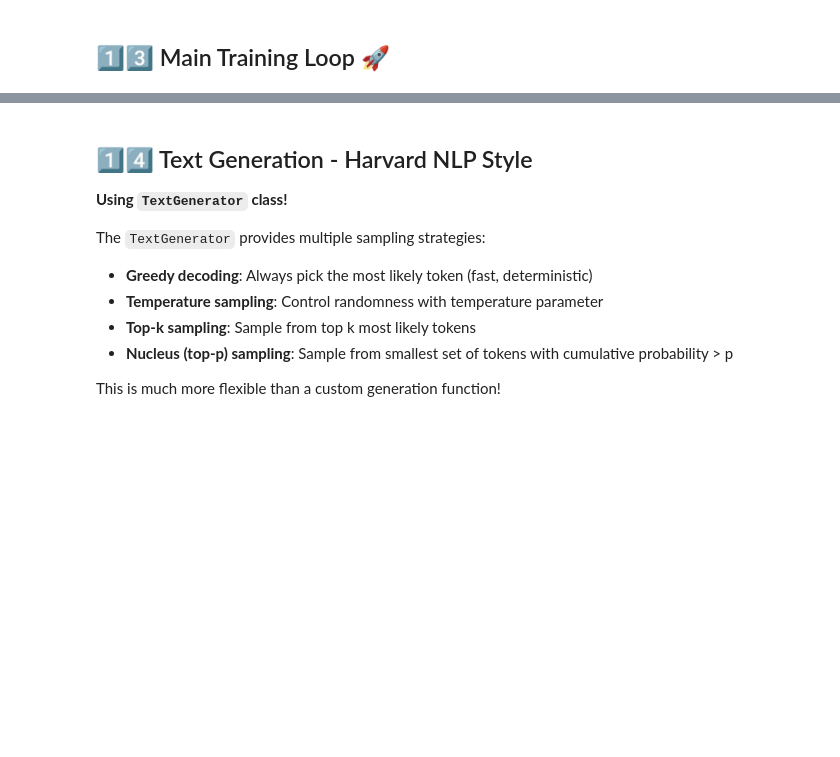
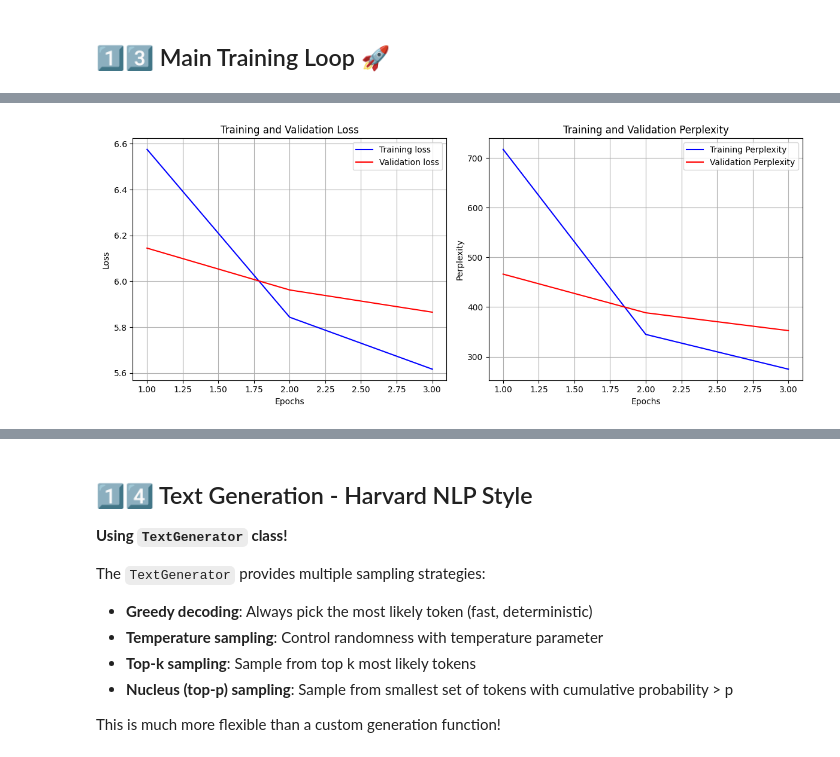
Before and after one commit to mohamedAtoui/LLM-Journey, a Jupyter notebook: notebooks/train_mha_colab.ipynb, the cells around one changed output, grey strips where cells are left out. Drawn from its saved outputs; the diff is of its cells as text; code cells hidden in the pictures; blank space fills up the shorter version.

Commit message:
update training + architecture.md

```diff
--- a/notebooks/train_mha_colab.ipynb
+++ b/notebooks/train_mha_colab.ipynb
@@ -169,7 +227,7 @@ print("Loading pre-processed WikiText-2 dataset...")
 print("(Make sure you've uploaded data_processed.zip and extracted it!)\n")
 
 # Path to your pre-processed data
-DATA_PATH = './data/wikitext2_processed'
+DATA_PATH = '/content/wikitext2_processed'
 
 try:
     # Load from disk
@@ -551,0 +630,32 @@ print(f"Final Val PPL: {history['val_ppl'][-1]:.2f}")
+# %%
+import matplotlib.pyplot as plt
+
+# Plotting the training history
+epochs = range(1, len(history['train_loss']) + 1)
+
+plt.figure(figsize=(12, 5))
+
+# Plot Loss
+plt.subplot(1, 2, 1)
+plt.plot(epochs, history['train_loss'], 'b', label='Training loss')
+plt.plot(epochs, history['val_loss'], 'r', label='Validation loss')
+plt.title('Training and Validation Loss')
+plt.xlabel('Epochs')
+plt.ylabel('Loss')
+plt.legend()
+plt.grid(True)
+
+# Plot Perplexity
+plt.subplot(1, 2, 2)
+plt.plot(epochs, history['train_ppl'], 'b', label='Training Perplexity')
+plt.plot(epochs, history['val_ppl'], 'r', label='Validation Perplexity')
+plt.title('Training and Validation Perplexity')
+plt.xlabel('Epochs')
+plt.ylabel('Perplexity')
+plt.legend()
+plt.grid(True)
+
+plt.tight_layout()
+plt.show()
+# %% [output]
+[figure, added]
```
Also changed, not shown: parts of 18 cells of this notebook, 2 other files.
